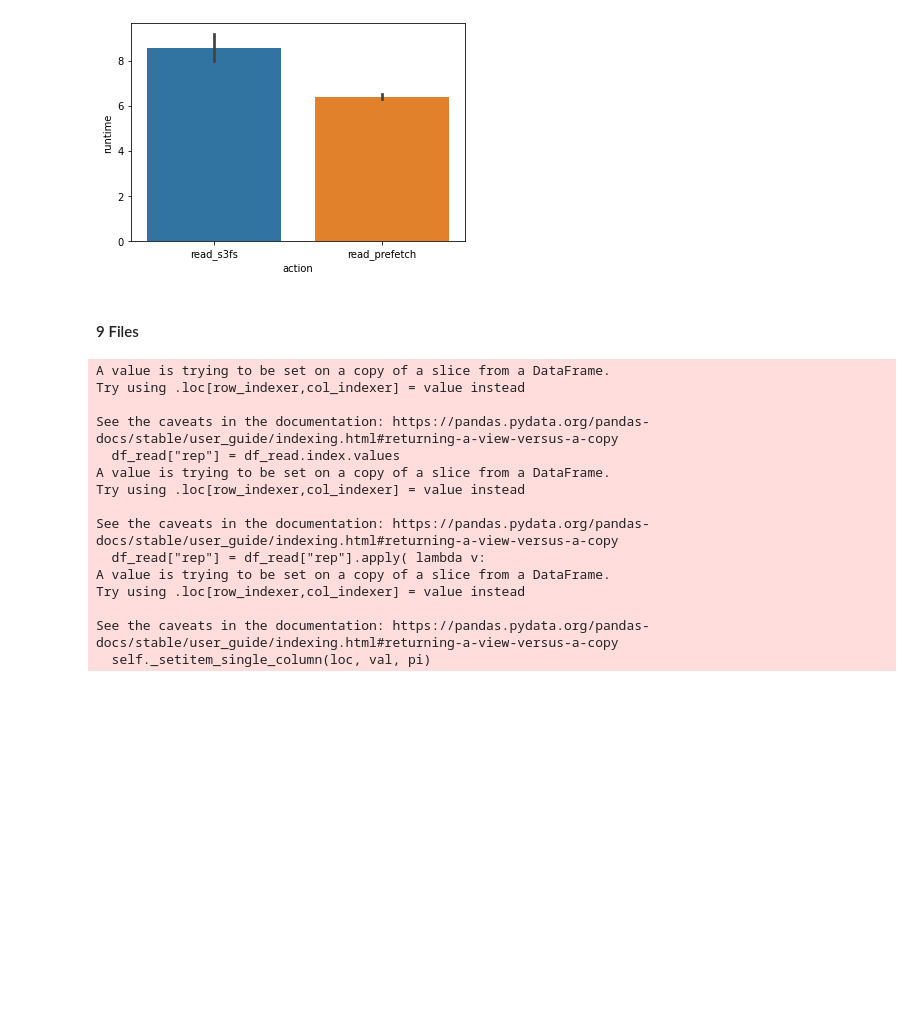
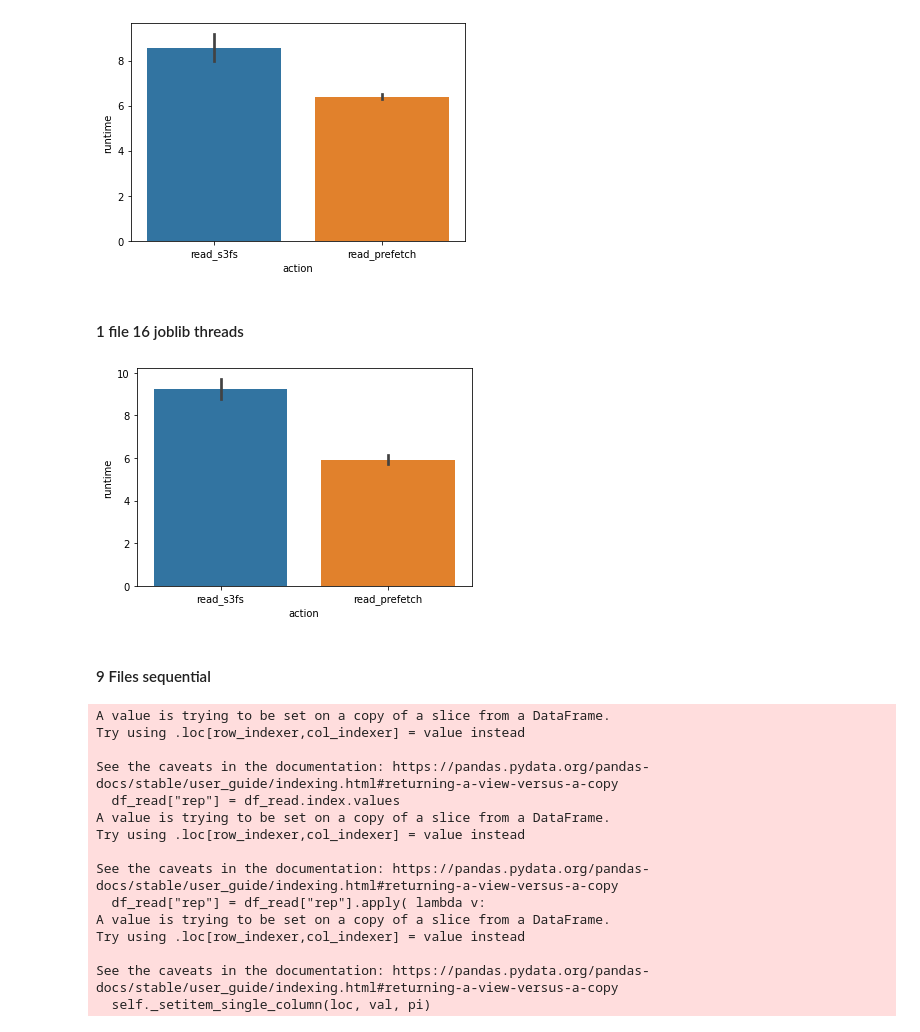
Before and after one commit to ValHayot/rollingprefetch, a Jupyter notebook: experiments/notebooks/segmentation.ipynb, the cells around one changed output. Saved outputs shown, nothing was run; the diff lists cells and outputs as text; code cells hidden in the pictures; blank space fills up the shorter version.

Commit message:
added parallel results to notebook

```diff
--- a/experiments/notebooks/segmentation.ipynb
+++ b/experiments/notebooks/segmentation.ipynb
@@ -14,8 +14,16 @@ df_read = df[df["action"].str.contains("read")]
 ax = sns.barplot(x="action", y="runtime", data=df_read)
 # %% [output]
 [figure]
+# %% [markdown]
+#### 1 file 16 joblib threads
+# %%
+df = pd.read_csv("../results/us-west-2-R5.4xlarge/segmentation_shards_waypoint_1f_5r_33554432b_16j_seq.out")
+df_read = df[df["action"].str.contains("read")]
+ax = sns.barplot(x="action", y="runtime", data=df_read)
+# %% [output]
+[figure, added]
 # %% [markdown]
-#### 9 Files
+#### 9 Files sequential
 # %%
 df = pd.read_csv("../results/us-west-2-R5.4xlarge/segmentation_shards_waypoint_9f_5r_33554432b.out")
 df_read = df[df["action"].str.contains("read")]
```
Also changed, not shown: parts of 9 cells of this notebook.
